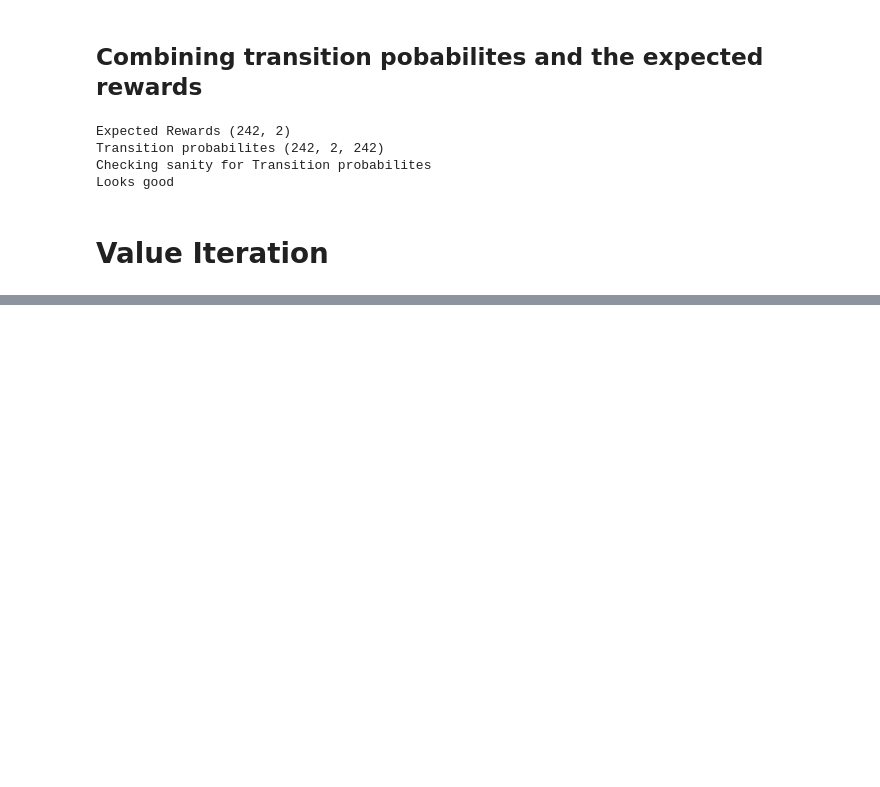
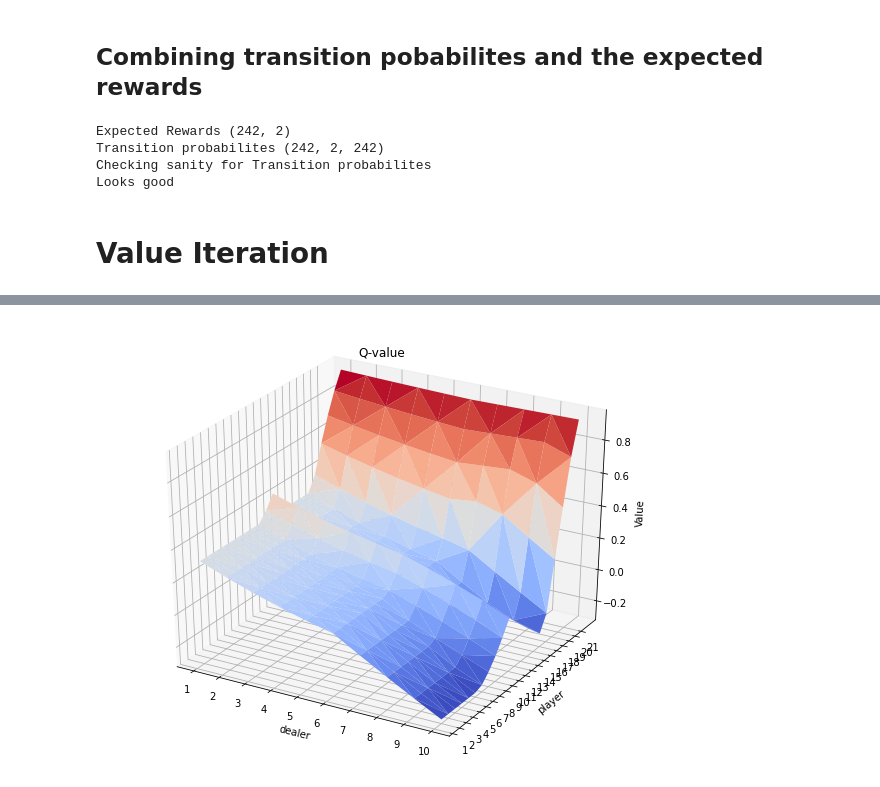
Before and after one commit to basselkassem/easy21, a Jupyter notebook: Dynamic_Programing.ipynb, the cells around one changed output, grey strips where cells are left out. Drawn from its saved outputs; the diff is of its cells as text; code cells hidden in the pictures; blank space fills up the shorter version.

```diff
--- a/Dynamic_Programing.ipynb
+++ b/Dynamic_Programing.ipynb
@@ -205,0 +271,12 @@ env.Visualizer.visualize(Q, 'Q-value')
+# %%
+Q_dic = defaultdict(int)
+Q_unshaped = R + np.matmul(P, Vpi_unshaped)
+Q_shaped = Q_unshaped.reshape(env.MAX_VALUE + 1 , env.CARD_VALUE_MAX + 1 , 2)
+
+for i in range(1, env.MAX_VALUE + 1):
+    for j in range(1, env.CARD_VALUE_MAX + 1):
+        state = (j, i)
+        Q_dic[state, 0] = Q_shaped[i, j, 0]
+        Q_dic[state, 1] = Q_shaped[i, j, 1]
+env.Visualizer.visualize(Q_dic, 'Q-value')
+# %% [output]
@@ -205,0 +284 @@ env.Visualizer.visualize(Q, 'Q-value')
+[figure, added]
```
Also changed, not shown: parts of 8 cells of this notebook.
